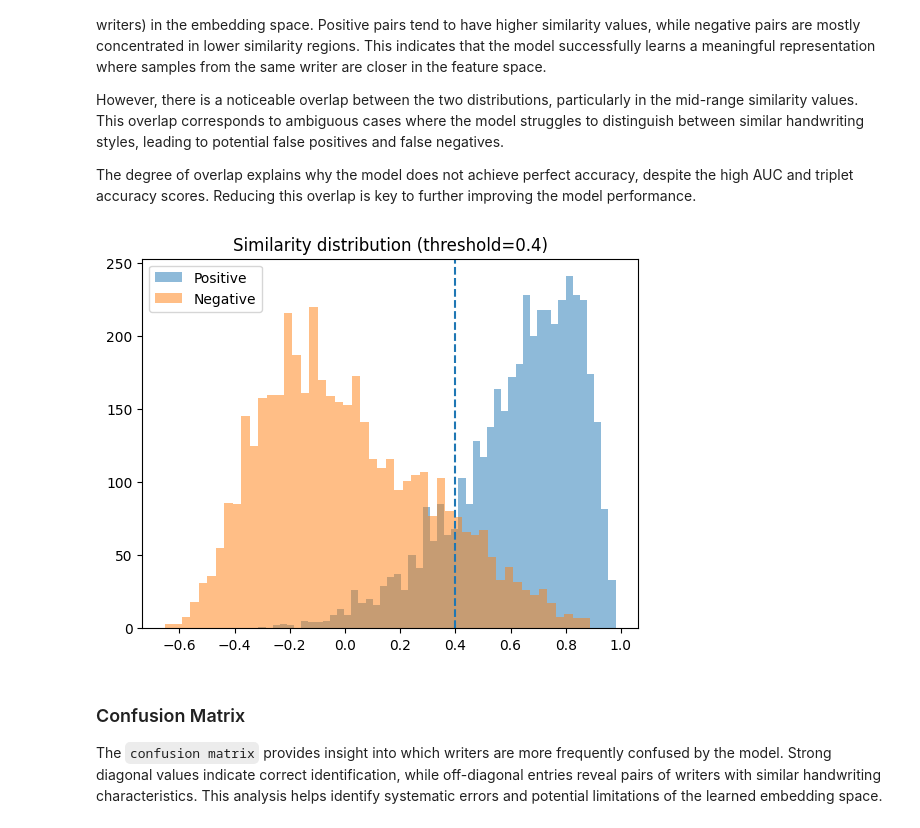
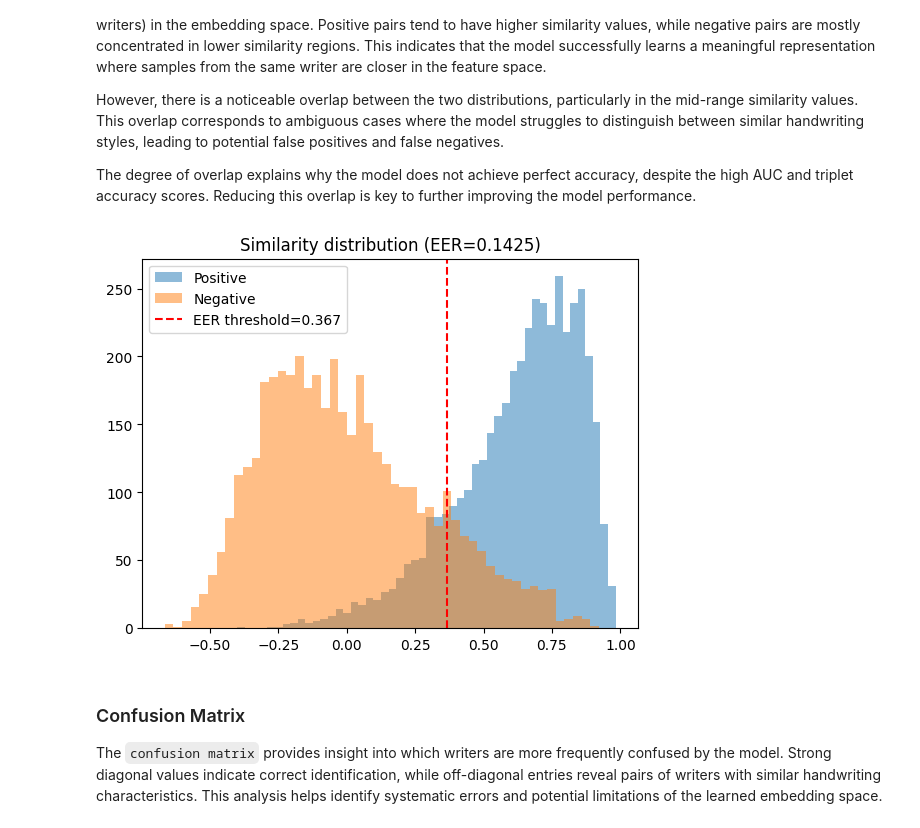
Before and after one commit to dmaman86/author-handwriting-recog, a Jupyter notebook: notebooks/mobile_test_100_4.ipynb, the cells around one changed output. Cells and saved outputs as stored; diff of their text form; code cells hidden in the pictures.

Commit message:
docs: update readme, add efficientnet notebooks and experiment include configs file

```diff
--- a/notebooks/mobile_test_100_4.ipynb
+++ b/notebooks/mobile_test_100_4.ipynb
@@ -149,0 +130,22 @@ config = Config(
+# %%
+def load_config(path: str) -> Config:
+  with open(path, "r") as f:
+      cfg_dict = yaml.safe_load(f)
+
+  authors_cfg = cfg_dict["data"]["authors_range"]
+
+  return Config(
+        project_path=cfg_dict["project_path"],
+        dataset=cfg_dict["dataset"],
+        model=ModelConfig(**cfg_dict["model"]),
+        data=DataConfig(
+            authors_range=range(authors_cfg["start"], authors_cfg["end"]),
+            original_shape=tuple(cfg_dict["data"]["original_shape"]),
+            model_input_shape=tuple(cfg_dict["data"]["model_input_shape"]),
+        ),
+        training=TrainingConfig(**cfg_dict["training"]),
+        batch=BatchConfig(**cfg_dict["batch"]),
+        current_time=datetime.datetime.now().strftime("%Y%m%d-%H%M%S"),
+    )
+# %%
+config = load_config(path="drive/MyDrive/author-handwriting-recog/config/test_100_4.yaml")
@@ -679,3 +713,9 @@ plt.legend(loc="lower right")
 plt.show()
 # %% [output]
 [figure]
+# %%
+# EER: is a point where FPR ≈ FNR
+fnr = 1 - tpr
+eer_threshold = thresholds[np.argmin(np.abs(fpr - fnr))]
+eer = fpr[np.argmin(np.abs(fpr - fnr))]
+logger.info(f"EER: {eer:.4f} at threshold {eer_threshold:.4f}")
@@ -715,12 +757,12 @@ Reducing this overlap is key to further improving the model performance.
 # %%
 plt.hist(triplet_report.df_triplets["sim_ap"], bins=50, alpha=0.5, label="Positive")
 plt.hist(triplet_report.df_triplets["sim_an"], bins=50, alpha=0.5, label="Negative")
-plt.axvline(0.4, linestyle='--')
+plt.axvline(eer_threshold, linestyle='--', color='red', label=f"EER threshold={eer_threshold:.3f}")
 plt.legend()
-plt.title("Similarity distribution (threshold=0.4)")
+plt.title(f"Similarity distribution (EER={eer:.4f})")
 plt.show()
 # %% [output]
-[figure, old version]
+[figure, new version]
 # %% [markdown]
 ### Confusion Matrix
 
```
Also changed, not shown: parts of 75 cells of this notebook, 12 other files.
